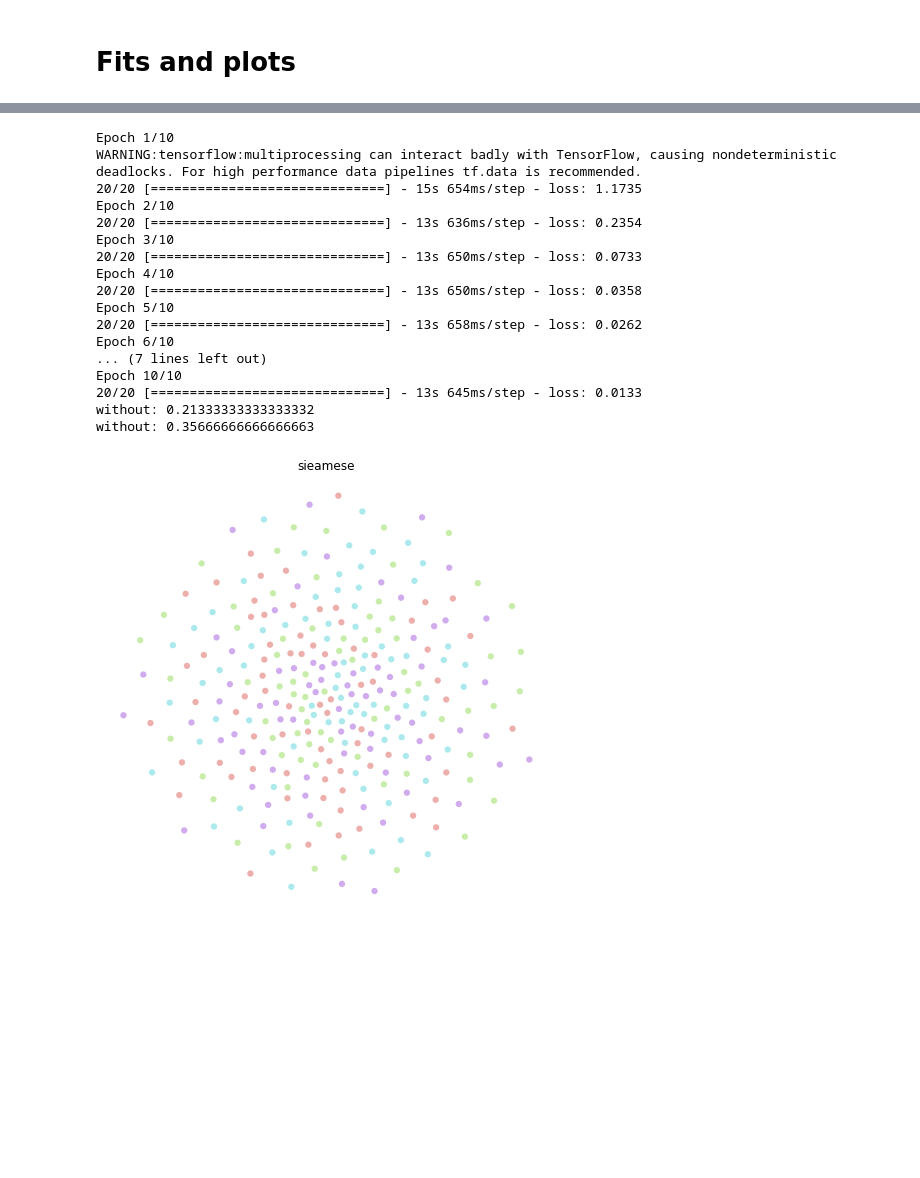
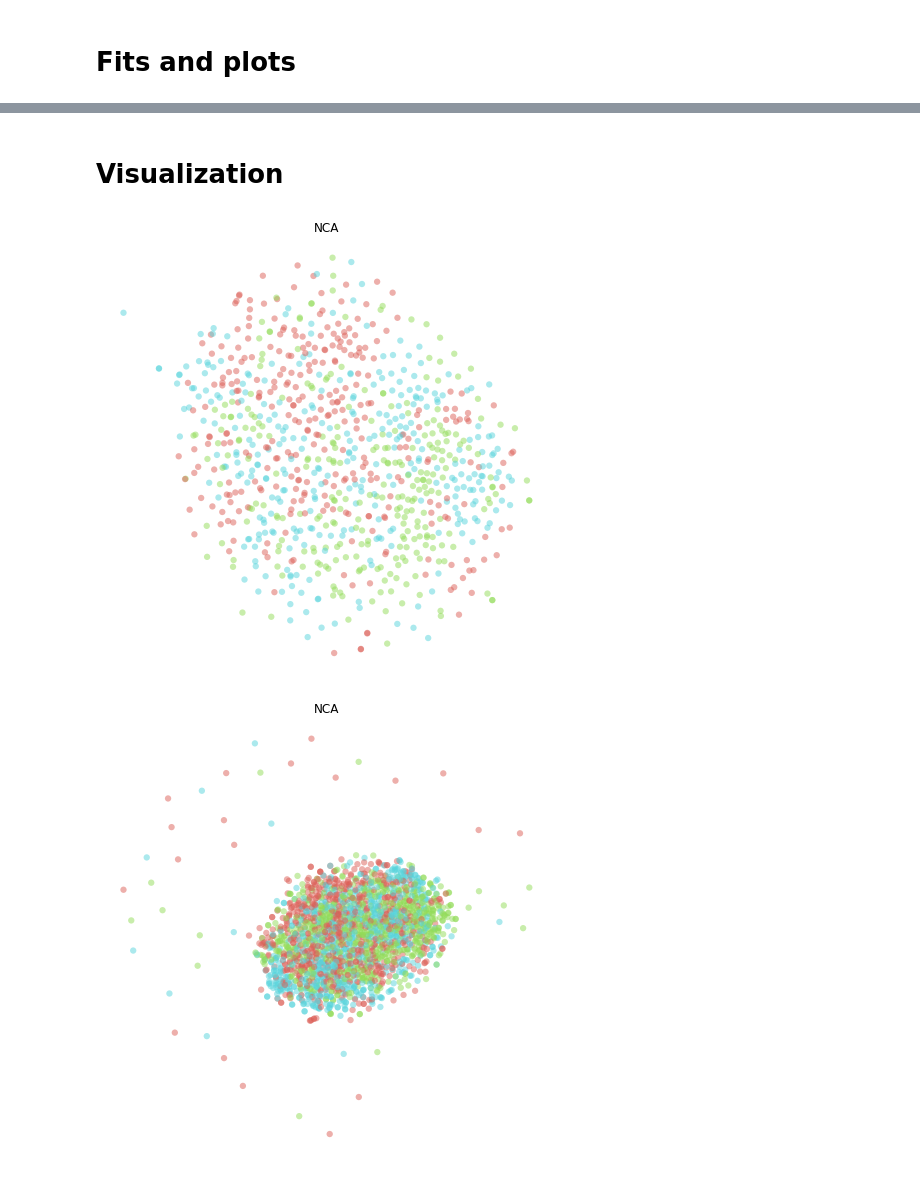
Before and after one commit to AlexKay28/MedConcNorm, a Jupyter notebook: notebooks/metric_learner_demo.ipynb, the cells around one changed output, grey strips where cells are left out. Drawn from its saved outputs; the diff is of its cells as text; code cells hidden in the pictures; blank space fills up the shorter version.

```diff
--- a/notebooks/metric_learner_demo.ipynb
+++ b/notebooks/metric_learner_demo.ipynb
@@ -79,40 +77,18 @@ without: 0.35666666666666663
-# %%
-mlearner = MetricLearner('sieamese')
-X_transformed = mlearner.fit_transform(X, Y)
-
-tsne = TSNE()
-try:
-    X_reduced = tsne.fit_transform(X_transformed)
-except ValueError as e:
-    print(mltool_name, e)
-#print(X_reduced.shape, Y.shape)
-
-# clf = make_pipeline(MetricLearner('sieamese'), KNeighborsClassifier())
-# print('with:', cross_val_score(clf, X, Y).mean())
-
-clf = KNeighborsClassifier()
-print('without:', cross_val_score(clf, X_transformed, Y).mean())
-
-clf = KNeighborsClassifier()
-print('without:', cross_val_score(clf, X, Y).mean())
-
-scatter(X_reduced, Y, "sieamese")
-# %% [output]
-Epoch 1/10
-WARNING:tensorflow:multiprocessing can interact badly with TensorFlow, causing nondeterministic deadlocks. For high performance data pipelines tf.data is recommended.
-20/20 [==============================] - 15s 654ms/step - loss: 1.1735
-Epoch 2/10
-20/20 [==============================] - 13s 636ms/step - loss: 0.2354
-Epoch 3/10
-20/20 [==============================] - 13s 650ms/step - loss: 0.0733
-Epoch 4/10
-20/20 [==============================] - 13s 650ms/step - loss: 0.0358
-Epoch 5/10
-20/20 [==============================] - 13s 658ms/step - loss: 0.0262
-Epoch 6/10
-... (7 lines left out)
-Epoch 10/10
-20/20 [==============================] - 13s 645ms/step - loss: 0.0133
-without: 0.21333333333333332
-without: 0.35666666666666663
-[figure, removed]
+# %% [markdown]
+# Visualization
+# %%
+mlearner = MetricLearner('NCA')
+mlearner.fit(X, Y)
+X_transformed = mlearner.transform(X)
+tsne = TSNE()
+X_reduced = tsne.fit_transform(X_transformed)
+scatter(X_reduced, Y, "NCA")
+# %% [output]
+[figure, added]
+# %%
+X_transformed = mlearner.transform(X_test)
+tsne = TSNE()
+X_reduced = tsne.fit_transform(X_transformed)
+scatter(X_reduced, y_test, "NCA")
+# %% [output]
+[figure, added]
```
Also changed, not shown: parts of 9 cells of this notebook, 6 other files.
